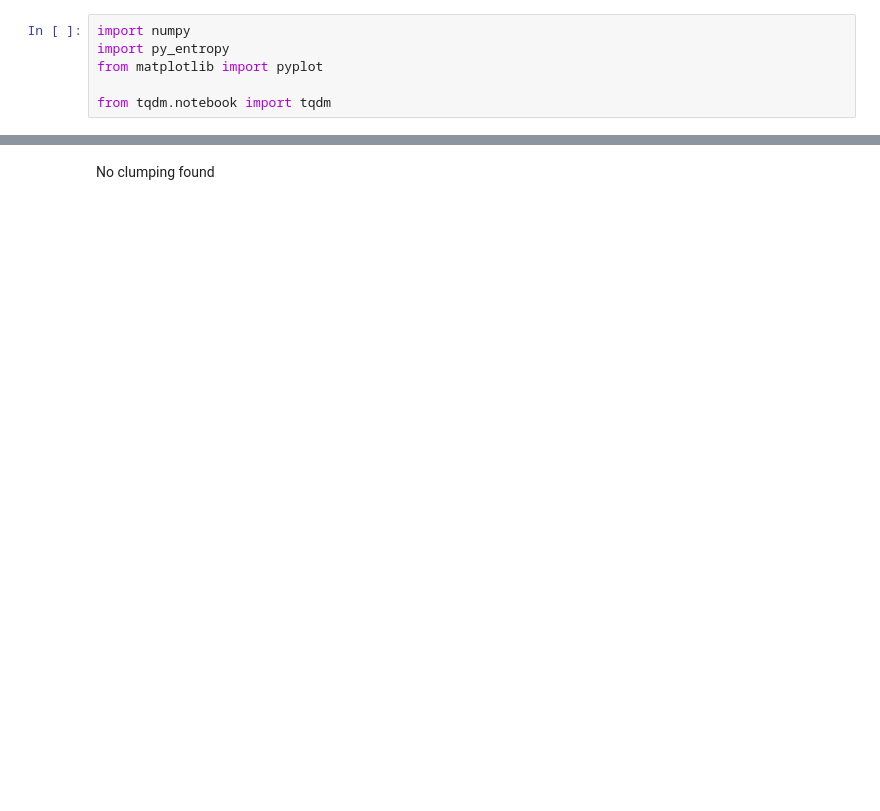
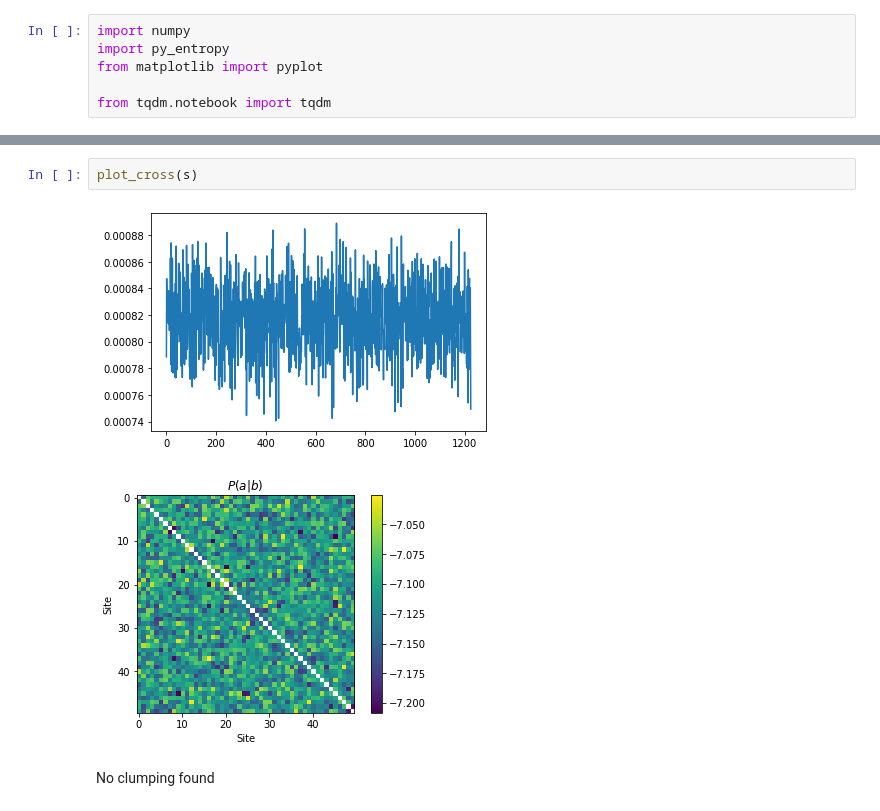
Before and after one commit to Renmusxd/RandomUnitaryLayers, a Jupyter notebook: jupyter/Clumping.ipynb, the cells around one changed output, grey strips where cells are left out. Cells and saved outputs as stored; diff of their text form; blank space fills up the shorter version.

```diff
--- a/jupyter/Clumping.ipynb
+++ b/jupyter/Clumping.ipynb
@@ -46,2 +69,7 @@ pyplot.show()
+# %%
+plot_cross(s)
+# %% [output]
+[figure, added]
+[figure, added]
 # %% [markdown]
 No clumping found
```
Also changed, not shown: parts of 7 cells of this notebook.
